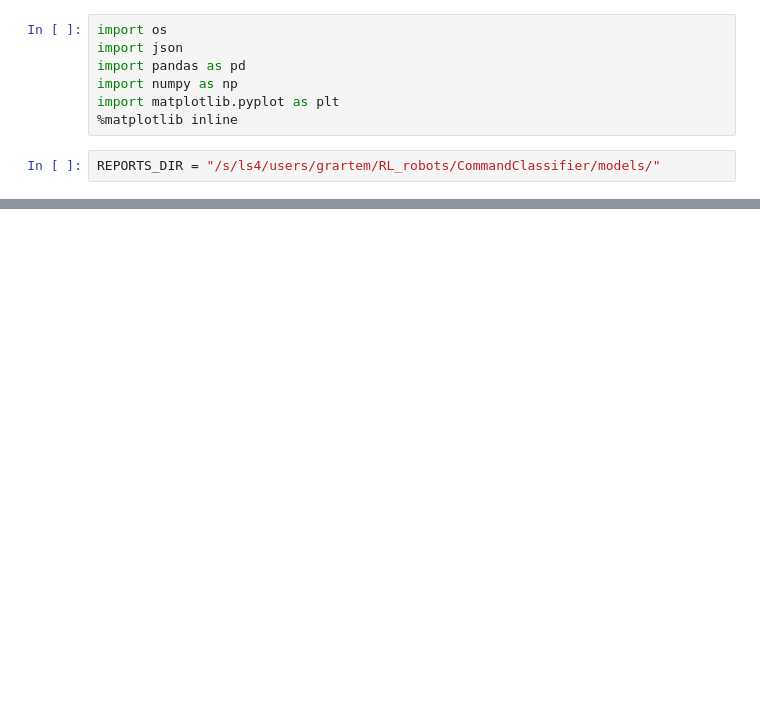
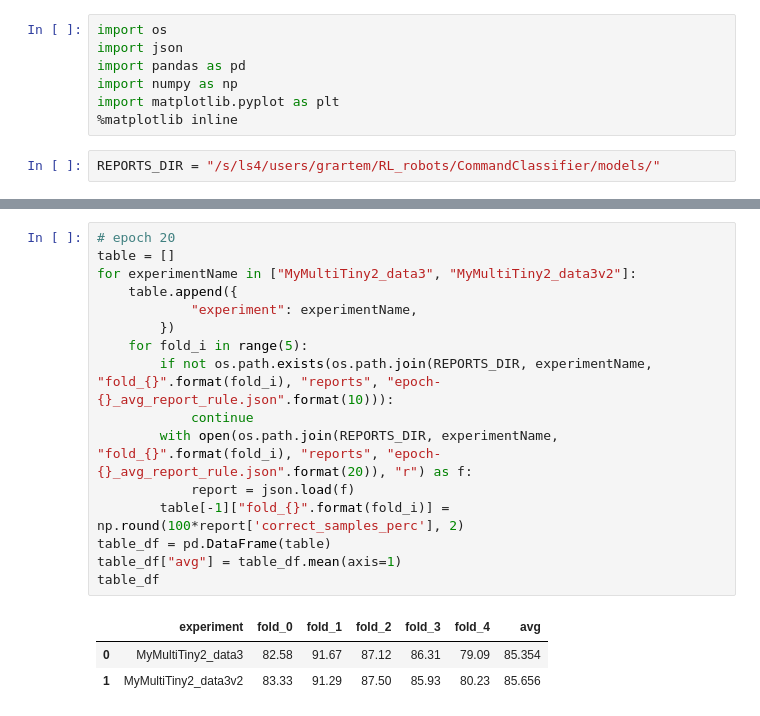
Before and after one commit to gilmoright/CommandClassifier, a Jupyter notebook: Notebooks/Reports/Compare_percend_of_right_example.ipynb, the cells around one changed output, grey strips where cells are left out. Drawn from its saved outputs; the diff is of its cells as text; blank space fills up the shorter version.

```diff
--- a/Notebooks/Reports/Compare_percend_of_right_example.ipynb
+++ b/Notebooks/Reports/Compare_percend_of_right_example.ipynb
@@ -78,0 +85,20 @@ table_df
+# %%
+# epoch 20
+table = []
+for experimentName in ["MyMultiTiny2_data3", "MyMultiTiny2_data3v2"]:
+    table.append({
+            "experiment": experimentName,
+        })
+    for fold_i in range(5):
+        if not os.path.exists(os.path.join(REPORTS_DIR, experimentName, "fold_{}".format(fold_i), "reports", "epoch-{}_avg_report_rule.json".format(10))):
+            continue
+        with open(os.path.join(REPORTS_DIR, experimentName, "fold_{}".format(fold_i), "reports", "epoch-{}_avg_report_rule.json".format(20)), "r") as f:
+            report = json.load(f)
+        table[-1]["fold_{}".format(fold_i)] = np.round(100*report['correct_samples_perc'], 2)
+table_df = pd.DataFrame(table)
+table_df["avg"] = table_df.mean(axis=1)
+table_df
+# %% [output]
+|  | experiment | fold_0 | fold_1 | fold_2 | fold_3 | fold_4 | avg |
+| 0 | MyMultiTiny2_data3 | 82.58 | 91.67 | 87.12 | 86.31 | 79.09 | 85.354 |
+| 1 | MyMultiTiny2_data3v2 | 83.33 | 91.29 | 87.50 | 85.93 | 80.23 | 85.656 |
```
Also changed, not shown: parts of 3 cells of this notebook, 8 other files.
